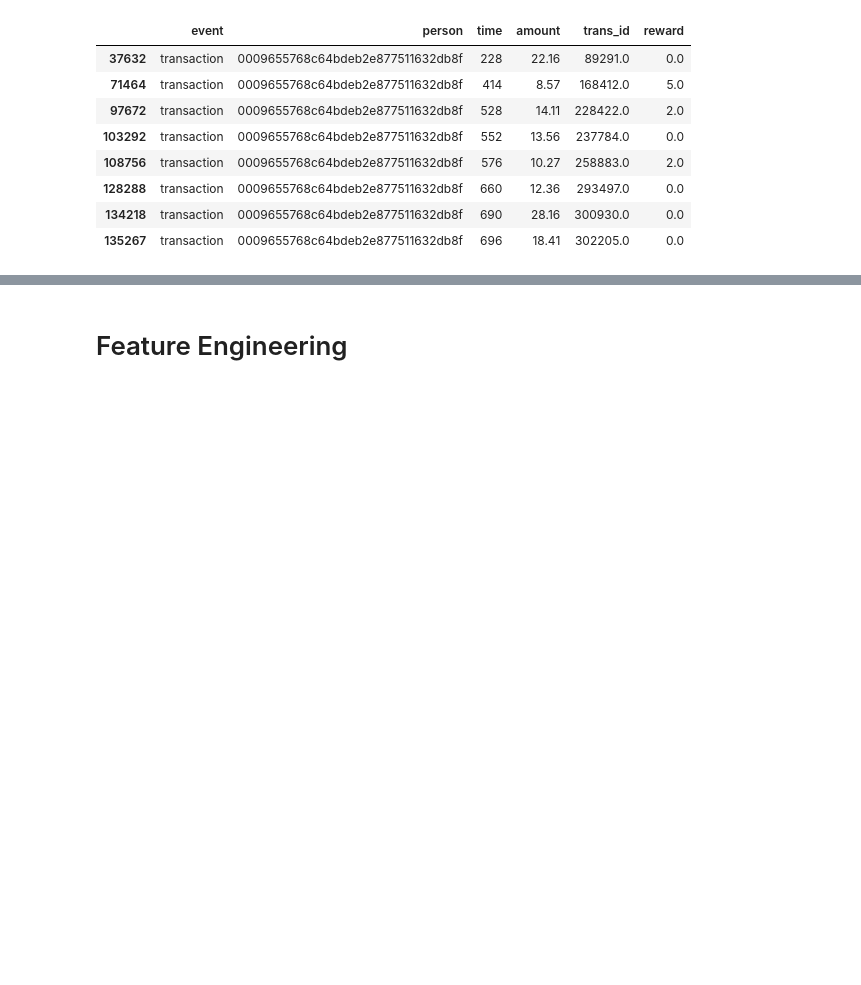
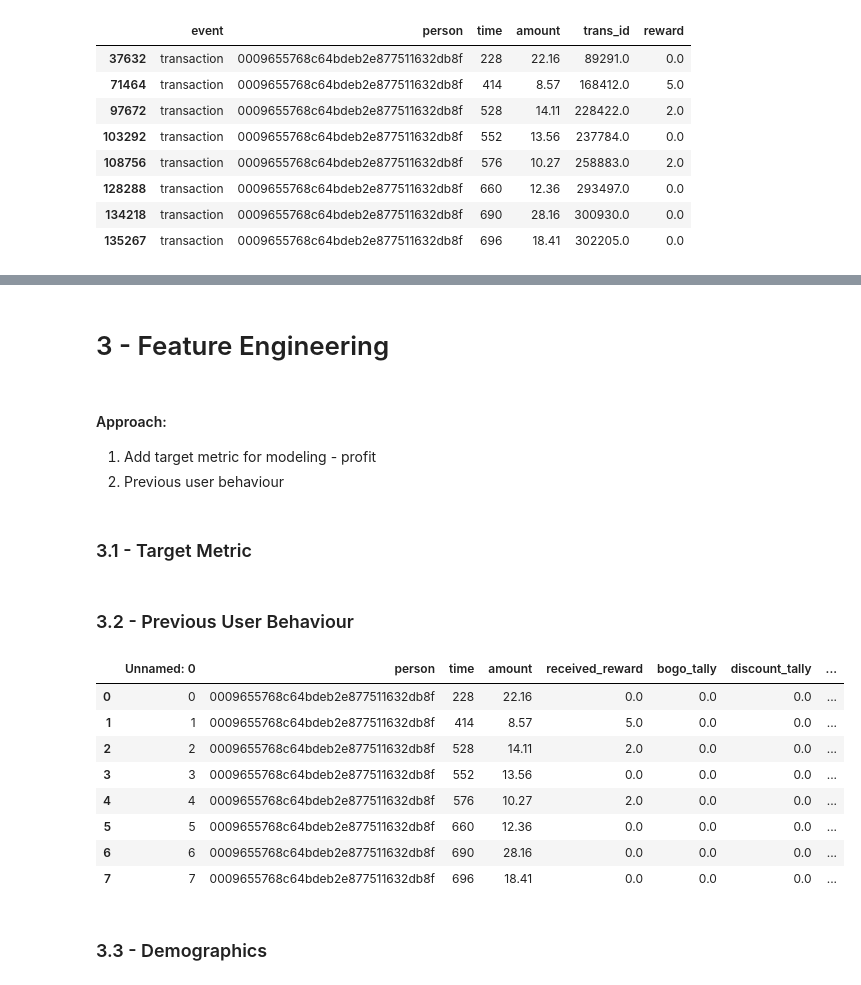
Before and after one commit to GunnarGriese/capstone-udacity, a Jupyter notebook: Starbucks_Capstone_notebook.ipynb, the cells around one changed output, grey strips where cells are left out. Saved outputs shown, nothing was run; the diff lists cells and outputs as text; code cells hidden in the pictures; blank space fills up the shorter version.

```diff
--- a/Starbucks_Capstone_notebook.ipynb
+++ b/Starbucks_Capstone_notebook.ipynb
@@ -80,7 +80,7 @@ Finally, when you enter back into the notebook (use the jupyter icon again), you
 # %%
 import pandas as pd
 #pd.options.display.max_rows = 100000
-#pd.options.display.max_columns = None
+pd.options.display.max_columns = None
 pd.options.display.max_colwidth = 100
 import numpy as np
 import math
@@ -560,2 +557,47 @@ profile = pd.read_csv("data/profile_final.csv")
 # %% [markdown]
-# Feature Engineering
+# 3 - Feature Engineering
+# %% [markdown]
+#### Approach:
+
+1. Add target metric for modeling - profit
+2. Previous user behaviour
+# %% [markdown]
+### 3.1 - Target Metric
+# %%
+transactions["profit"] = transactions["amount"] - transactions["received_reward"]
+# %% [markdown]
+### 3.2 - Previous User Behaviour
+# %%
+# Calculate how many times a user was exposed to offers before the current transaction
+cumsum_cols = ['amount', 'received_reward', 'bogo_tally', 'discount_tally', 'informational_tally']
+
+for col in cumsum_cols:
+    new_col = "hist_" + col
+    transactions[new_col] = transactions.sort_values(by="time", ascending=True).groupby("person")[col].cumsum()
+    transactions[new_col] = transactions[new_col] - transactions[col]
+
+hist_cols = ["hist_bogo_tally", "hist_discount_tally", "hist_informational_tally"]
+
+for col in hist_cols:
+    transactions[col] = transactions[col].apply(lambda x: 1 if x > 1 else x)
+
+# Calculate time diff to previous transaction
+transactions["prev_trans"] = transactions.sort_values(by="time", ascending=True).groupby("person")["time"].shift(1)
+transactions["time_diff"] = transactions["time"] - transactions["prev_trans"]
+#transactions["time_diff"].fillna(0, inplace=True)
+
+del transactions["prev_trans"]
+
+transactions[transactions["person"]=="0009655768c64bdeb2e877511632db8f"]
+# %% [output]
+|  | Unnamed: 0 | person | time | amount | received_reward | bogo_tally | discount_tally | ... |
+| 0 | 0 | 0009655768c64bdeb2e877511632db8f | 228 | 22.16 | 0.0 | 0.0 | 0.0 | ... |
+| 1 | 1 | 0009655768c64bdeb2e877511632db8f | 414 | 8.57 | 5.0 | 0.0 | 0.0 | ... |
+| 2 | 2 | 0009655768c64bdeb2e877511632db8f | 528 | 14.11 | 2.0 | 0.0 | 0.0 | ... |
+| 3 | 3 | 0009655768c64bdeb2e877511632db8f | 552 | 13.56 | 0.0 | 0.0 | 0.0 | ... |
+| 4 | 4 | 0009655768c64bdeb2e877511632db8f | 576 | 10.27 | 2.0 | 0.0 | 0.0 | ... |
+| 5 | 5 | 0009655768c64bdeb2e877511632db8f | 660 | 12.36 | 0.0 | 0.0 | 0.0 | ... |
+| 6 | 6 | 0009655768c64bdeb2e877511632db8f | 690 | 28.16 | 0.0 | 0.0 | 0.0 | ... |
+| 7 | 7 | 0009655768c64bdeb2e877511632db8f | 696 | 18.41 | 0.0 | 0.0 | 0.0 | ... |
+# %% [markdown]
+### 3.3 - Demographics
```
Also changed, not shown: parts of 18 cells of this notebook.
